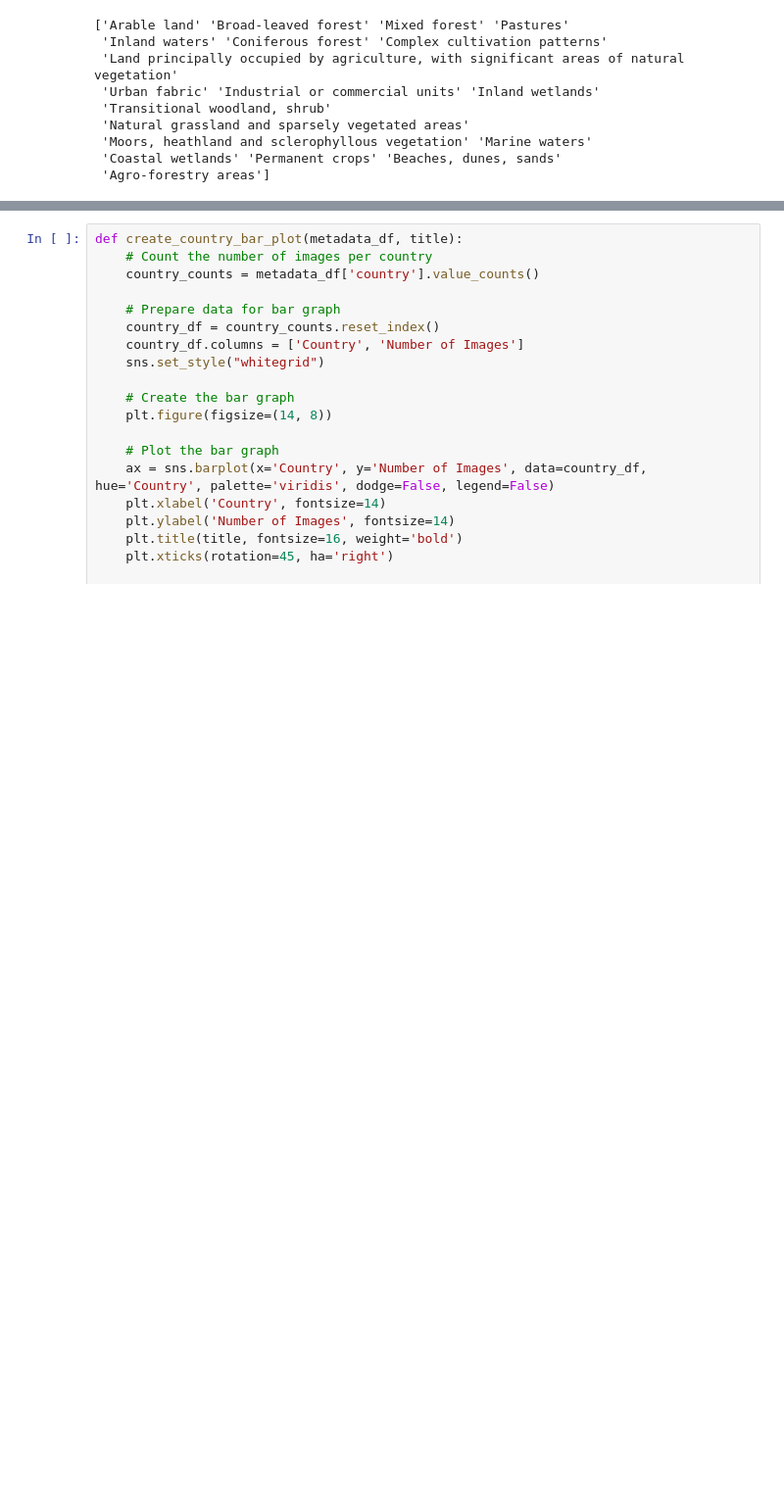
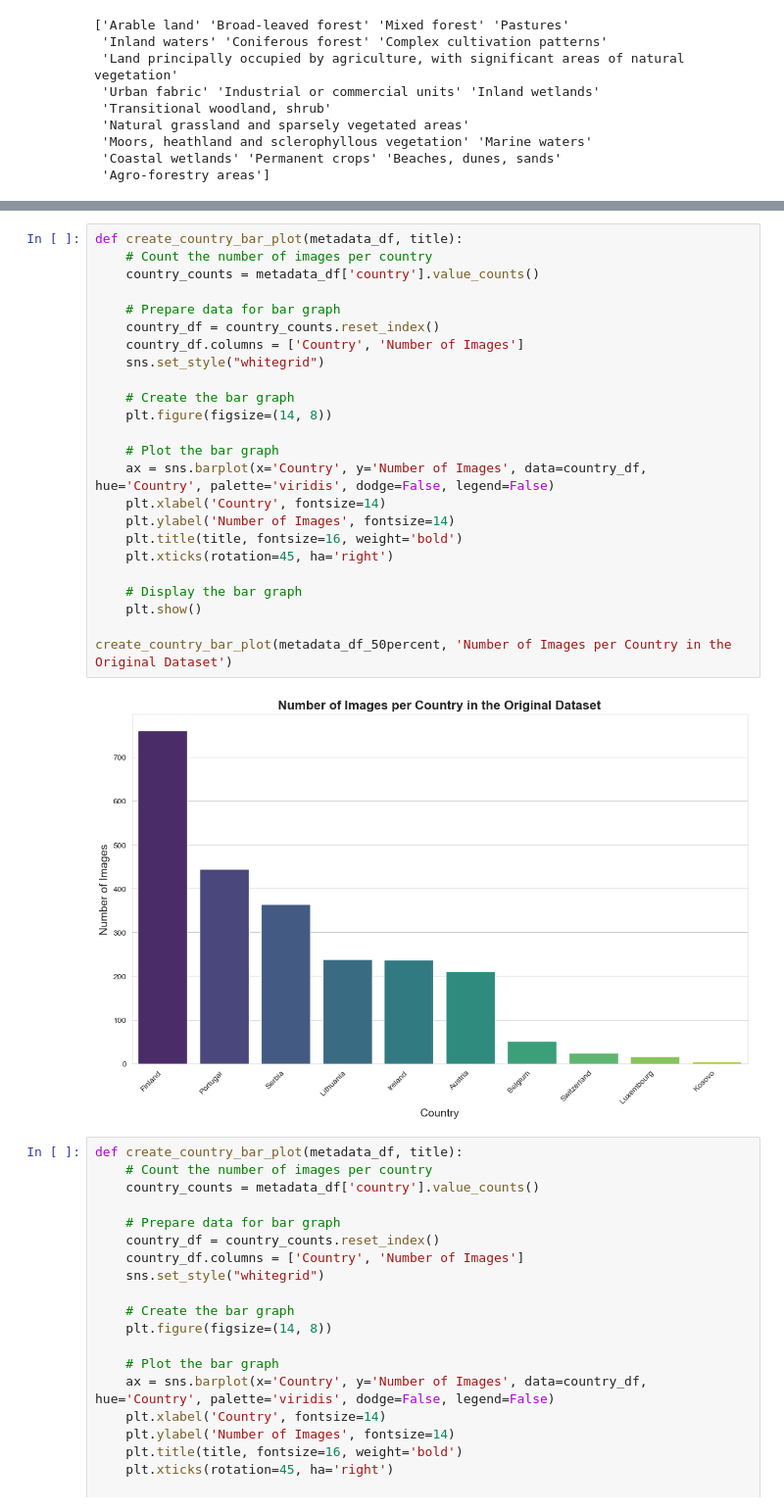
Before and after one commit to StaticRevo/FYP-Multi-Label-Classification-using-Deep-Learning, a Jupyter notebook: FYPProject/DatasetExploration.ipynb, the cells around one changed output, grey strips where cells are left out. Shown at 98% size. Saved outputs shown, nothing was run; the diff lists cells and outputs as text; blank space fills up the shorter version.

```diff
--- a/FYPProject/DatasetExploration.ipynb
+++ b/FYPProject/DatasetExploration.ipynb
@@ -95,3 +107,29 @@ create_label_bar_plot(metadata_df_original, 'Number of Images per Label in the O
+# %%
+def create_country_bar_plot(metadata_df, title):
+    # Count the number of images per country
+    country_counts = metadata_df['country'].value_counts()
+
+    # Prepare data for bar graph
+    country_df = country_counts.reset_index()
+    country_df.columns = ['Country', 'Number of Images']
+    sns.set_style("whitegrid")
+
+    # Create the bar graph
+    plt.figure(figsize=(14, 8))
+
+    # Plot the bar graph
+    ax = sns.barplot(x='Country', y='Number of Images', data=country_df, hue='Country', palette='viridis', dodge=False, legend=False)
+    plt.xlabel('Country', fontsize=14)
+    plt.ylabel('Number of Images', fontsize=14)
+    plt.title(title, fontsize=16, weight='bold')
+    plt.xticks(rotation=45, ha='right')
+
+    # Display the bar graph
+    plt.show()
+
+create_country_bar_plot(metadata_df_50percent, 'Number of Images per Country in the Original Dataset')
+# %% [output]
+[figure, added]
 # %%
 def create_country_bar_plot(metadata_df, title):
     # Count the number of images per country
```
Also changed, not shown: parts of 5 cells of this notebook, 1 other file.
